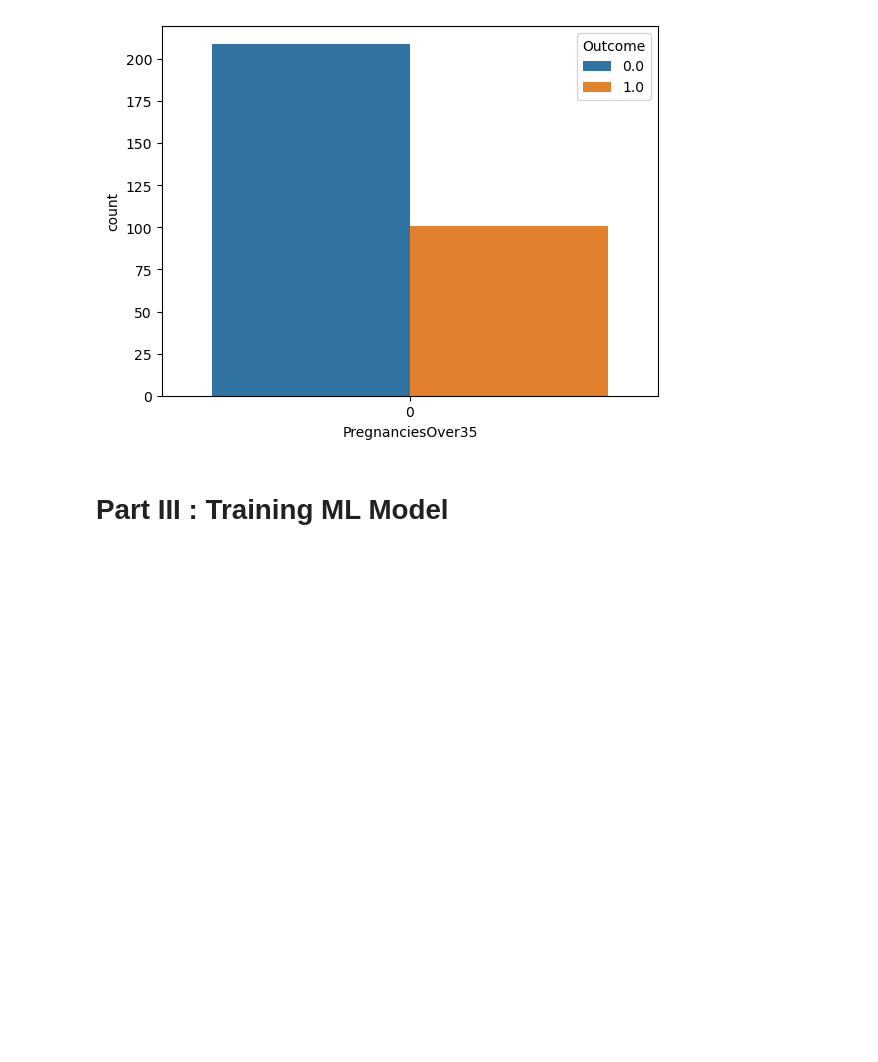
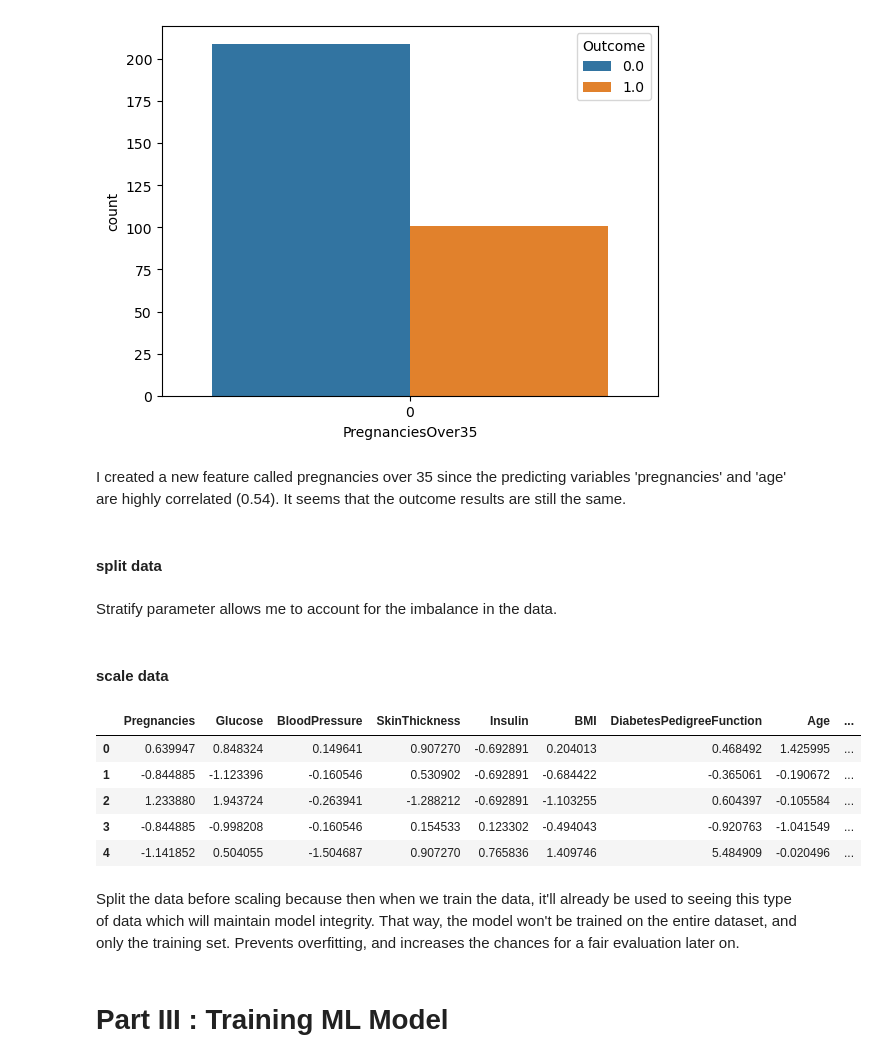
Before and after one commit to jolineduong/ml-project-supervised-learning, a Jupyter notebook: Supervised Learning - Project.ipynb, the cells around one changed output. Drawn from its saved outputs; the diff is of its cells as text; code cells hidden in the pictures; blank space fills up the shorter version.

```diff
--- a/Supervised Learning - Project.ipynb
+++ b/Supervised Learning - Project.ipynb
@@ -163,18 +177,3 @@ import pandas as pd
 import numpy as np
 import matplotlib.pyplot as plt
 import seaborn as sns
-from sklearn import preprocessing
-
-# read csv
-ds = pd.read_csv('diabetes.csv')
-ds.info()
-ds.describe()
-
-# find nulls
-null = ds.isnull().sum()
-
-# remove nulls
-ds = ds.dropna()
-
-# save to csv
-ds.to_csv('diabetes_clean.csv', index=False)
@@ -260,3 +255,7 @@ sns.countplot(x='PregnanciesOver35', data=df, hue='Outcome')
 plt.show()
 # %% [output]
 [figure]
+# %% [markdown]
+I created a new feature called pregnancies over 35 since the predicting variables 'pregnancies' and 'age' are highly correlated (0.54). It seems that the outcome results are still the same.
+# %% [markdown]
+#### split data
@@ -263,3 +268,24 @@ plt.show()
+# %% [markdown]
+Stratify parameter allows me to account for the imbalance in the data.
+# %% [markdown]
+#### scale data
+# %%
+from sklearn import preprocessing
+
+from sklearn.preprocessing import StandardScaler
+scaler = StandardScaler()
+ds_scaled = scaler.fit_transform(ds)
+ds_scaled = pd.DataFrame(ds_scaled, columns=ds.columns)
+ds_scaled.head()
+# %% [output]
+|  | Pregnancies | Glucose | BloodPressure | SkinThickness | Insulin | BMI | DiabetesPedigreeFunction | Age | ... |
+| 0 | 0.639947 | 0.848324 | 0.149641 | 0.907270 | -0.692891 | 0.204013 | 0.468492 | 1.425995 | ... |
+| 1 | -0.844885 | -1.123396 | -0.160546 | 0.530902 | -0.692891 | -0.684422 | -0.365061 | -0.190672 | ... |
+| 2 | 1.233880 | 1.943724 | -0.263941 | -1.288212 | -0.692891 | -1.103255 | 0.604397 | -0.105584 | ... |
+| 3 | -0.844885 | -0.998208 | -0.160546 | 0.154533 | 0.123302 | -0.494043 | -0.920763 | -1.041549 | ... |
+| 4 | -1.141852 | 0.504055 | -1.504687 | 0.907270 | 0.765836 | 1.409746 | 5.484909 | -0.020496 | ... |
+# %% [markdown]
+Split the data before scaling because then when we train the data, it'll already be used to seeing this type of data which will maintain model integrity. That way, the model won't be trained on the entire dataset, and only the training set. Prevents overfitting, and increases the chances for a fair evaluation later on.
 # %% [markdown]
 # Part III : Training ML Model
 # %% [markdown]
```
Also changed, not shown: parts of 35 cells of this notebook.
